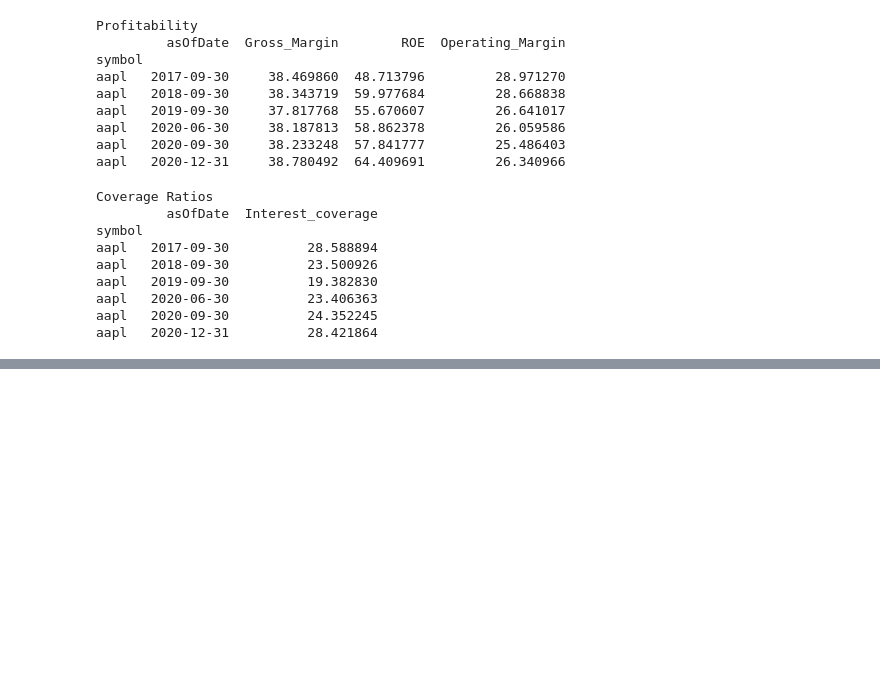
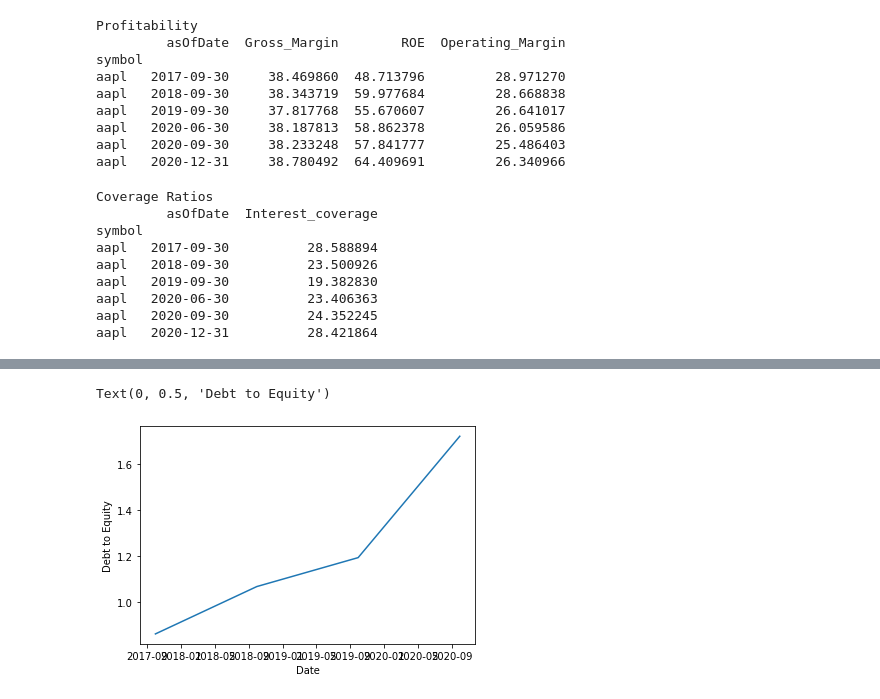
Before and after one commit to robinsonmatt54/Ratio_yahoo_fin, a Jupyter notebook: ratio.ipynb, the cells around one changed output, grey strips where cells are left out. Cells and saved outputs as stored; diff of their text form; code cells hidden in the pictures; blank space fills up the shorter version.

```diff
--- a/ratio.ipynb
+++ b/ratio.ipynb
@@ -240,0 +267,7 @@ aapl   2020-09-30       1.363604    0.360710
+# %%
+plt.plot(df_joined['asOfDate'],df_joined['Debt/Equity'])
+plt.xlabel('Date')
+plt.ylabel('Debt to Equity')
+# %% [output]
+Text(0, 0.5, 'Debt to Equity')
+[figure, added]
```
Also changed, not shown: parts of 19 cells of this notebook.
